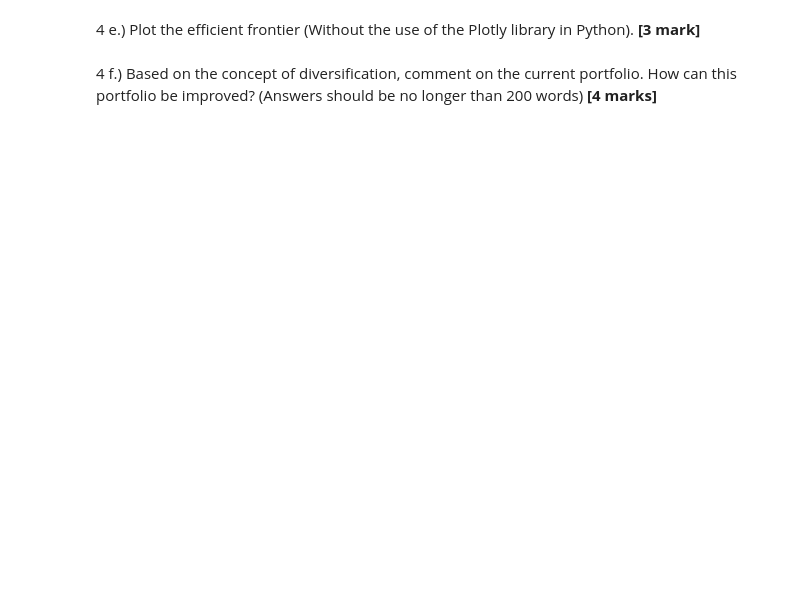
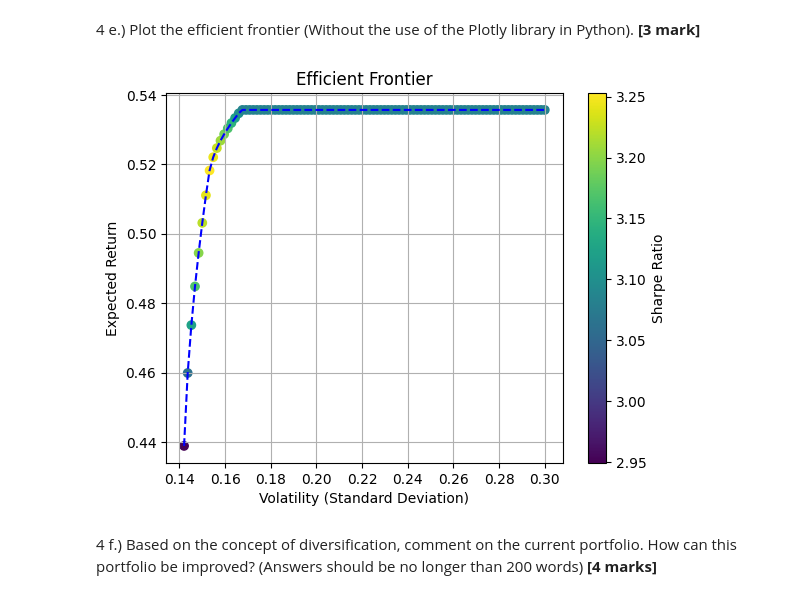
Before and after one commit to hyperleash/comp0164_P1, a Jupyter notebook: group_coursework_2023-2024.ipynb, the cells around one changed output. Saved outputs shown, nothing was run; the diff lists cells and outputs as text; code cells hidden in the pictures; blank space fills up the shorter version.

```diff
--- a/group_coursework_2023-2024.ipynb
+++ b/group_coursework_2023-2024.ipynb
@@ -593,0 +385,17 @@ Suppose that you want to build a portfolio with the stocks (with tickers of) AAP
+# %%
+# Solution
+#Efficient Frontier
+ef=EfficientFrontier(annual_mean_returns, annualized_cov)
+
+#Finding optimal portfolio
+optimal_weights=ef.max_sharpe()
+
+#Metrics
+cleaned_weights=ef.clean_weights()
+expected_return, volatility, sharpe_ratio = ef.portfolio_performance(verbose=True)
+
+#Displayng results
+print("Optimal Portfolio Weights:", cleaned_weights)
+print(f"Expected Annual Return: {expected_return:.4f}")
+print(f"Annual Volatility - Standard Deviation: {volatility:.4f}")
+print(f"Sharpe Ratio: {sharpe_ratio:.4f}")
@@ -598,3 +412,31 @@ Suppose that you want to build a portfolio with the stocks (with tickers of) AAP
+# %%
+# Solution
+
+# Setting up a range of volatilities
+volatility_range = np.linspace(0.142, 0.30, 100)
+
+# Expected returns and Sharpe ratios for given risk
+expected_returns = []
+sharpe_ratios = []
+for v in volatility_range:
+    # Create a new instance of EfficientFrontier for each iteration
+    ef = EfficientFrontier(annual_mean_returns, annualized_cov)
+    ef.efficient_risk(target_volatility=v)
+    ret, vol, sharpe = ef.portfolio_performance()
+    expected_returns.append(ret)
+    sharpe_ratios.append(sharpe)
+
+# Efficient Frontier plot
+plt.scatter(volatility_range, expected_returns, c=sharpe_ratios, cmap='viridis')
+plt.colorbar(label='Sharpe Ratio')
+plt.plot(volatility_range, expected_returns, 'b--')
+plt.title('Efficient Frontier')
+plt.xlabel('Volatility (Standard Deviation)')
+plt.ylabel('Expected Return')
+plt.grid()
+plt.show()
+# %% [output]
+[figure, added]
 # %% [markdown]
 4 f.) Based on the concept of diversification, comment on the current portfolio. How can this portfolio be improved? (Answers should be no longer than 200 words) **\[4 marks\]**
 # %%
```
Also changed, not shown: parts of 70 cells of this notebook.
